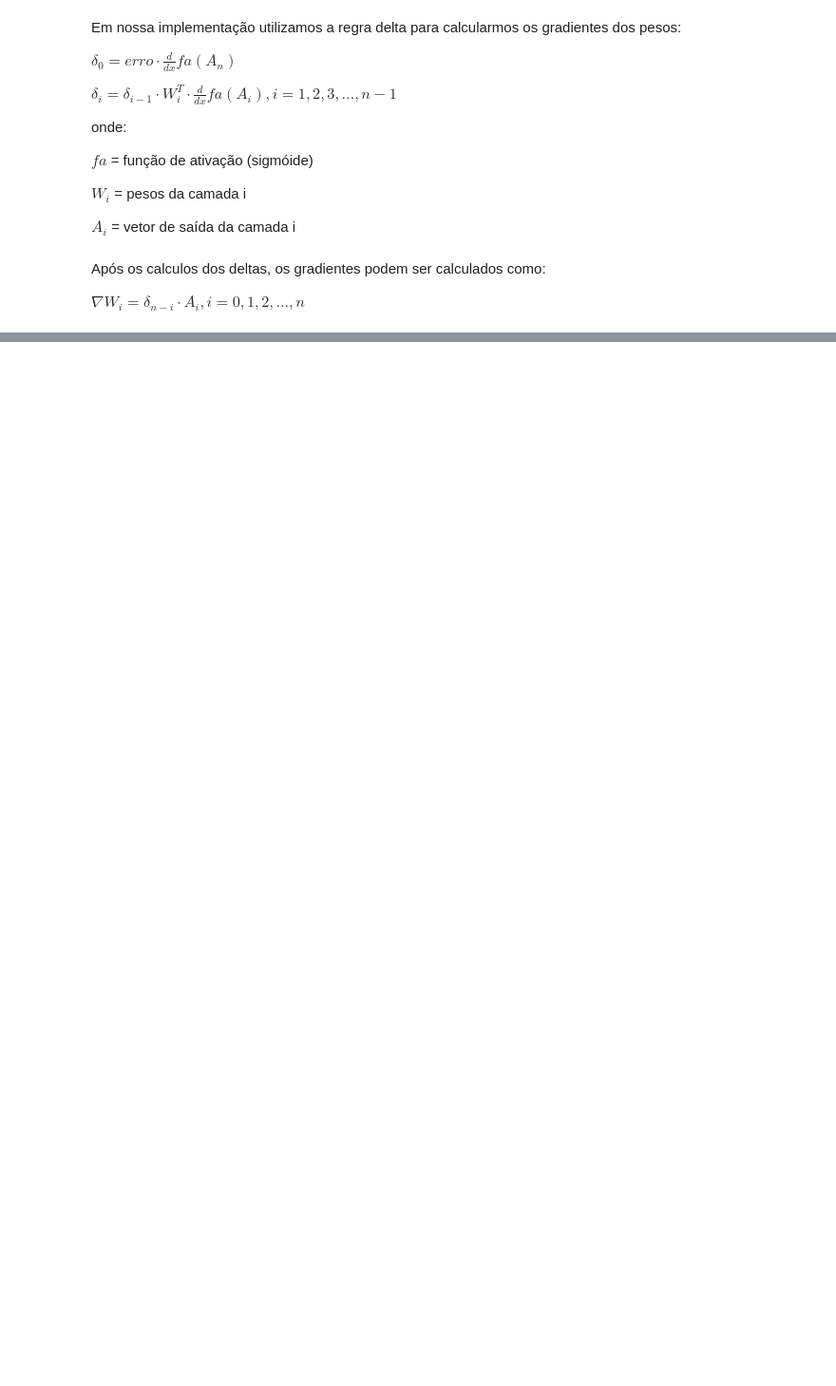
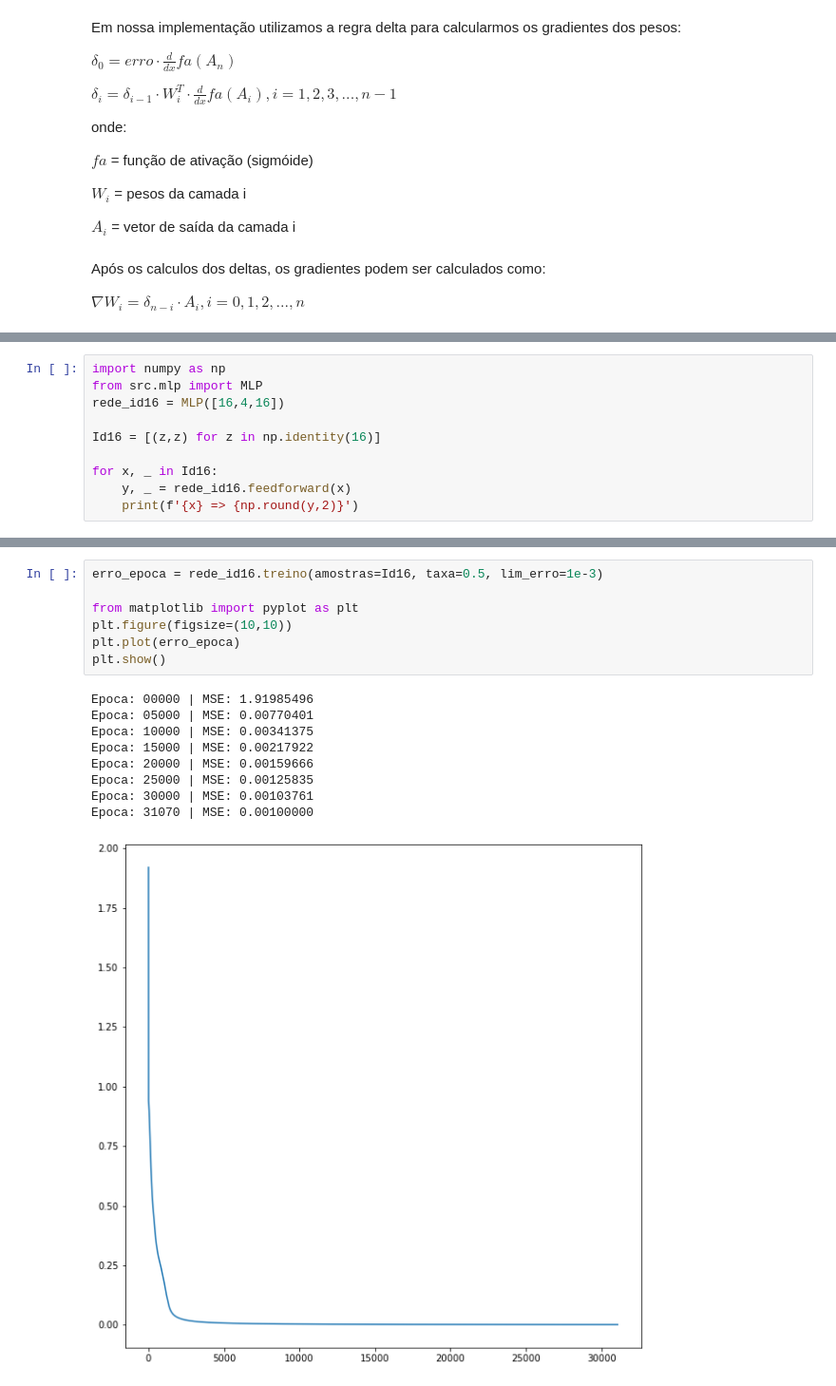
Before and after one commit to helbertmoreirapinto/SCC0270-Redes-Neurais, a Jupyter notebook: ex2 - MLP/iniciar.ipynb, the cells around one changed output, grey strips where cells are left out. Shown at 95% size. Saved outputs shown, nothing was run; the diff lists cells and outputs as text; blank space fills up the shorter version.

```diff
--- a/ex2 - MLP/iniciar.ipynb
+++ b/ex2 - MLP/iniciar.ipynb
@@ -113,0 +246,10 @@ for x, _ in xor:
+# %%
+import numpy as np
+from src.mlp import MLP
+rede_id16 = MLP([16,4,16])
+
+Id16 = [(z,z) for z in np.identity(16)]
+
+for x, _ in Id16:
+    y, _ = rede_id16.feedforward(x)
+    print(f'{x} => {np.round(y,2)}')
@@ -113,0 +274,17 @@ for x, _ in xor:
+# %%
+erro_epoca = rede_id16.treino(amostras=Id16, taxa=0.5, lim_erro=1e-3)
+
+from matplotlib import pyplot as plt
+plt.figure(figsize=(10,10))
+plt.plot(erro_epoca)
+plt.show()
+# %% [output]
+Epoca: 00000 | MSE: 1.91985496
+Epoca: 05000 | MSE: 0.00770401
+Epoca: 10000 | MSE: 0.00341375
+Epoca: 15000 | MSE: 0.00217922
+Epoca: 20000 | MSE: 0.00159666
+Epoca: 25000 | MSE: 0.00125835
+Epoca: 30000 | MSE: 0.00103761
+Epoca: 31070 | MSE: 0.00100000
+[figure, added]
```
Also changed, not shown: parts of 23 cells of this notebook, 2 other files.
